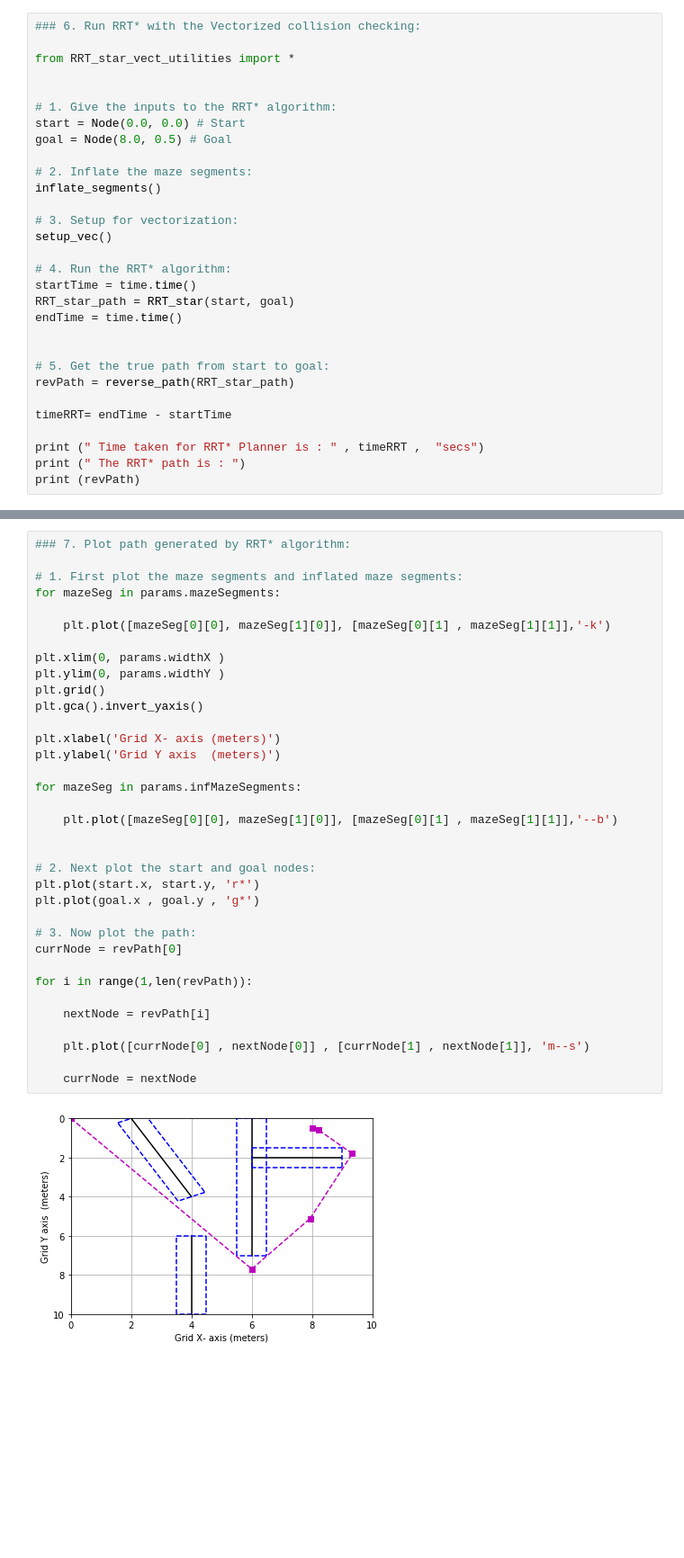
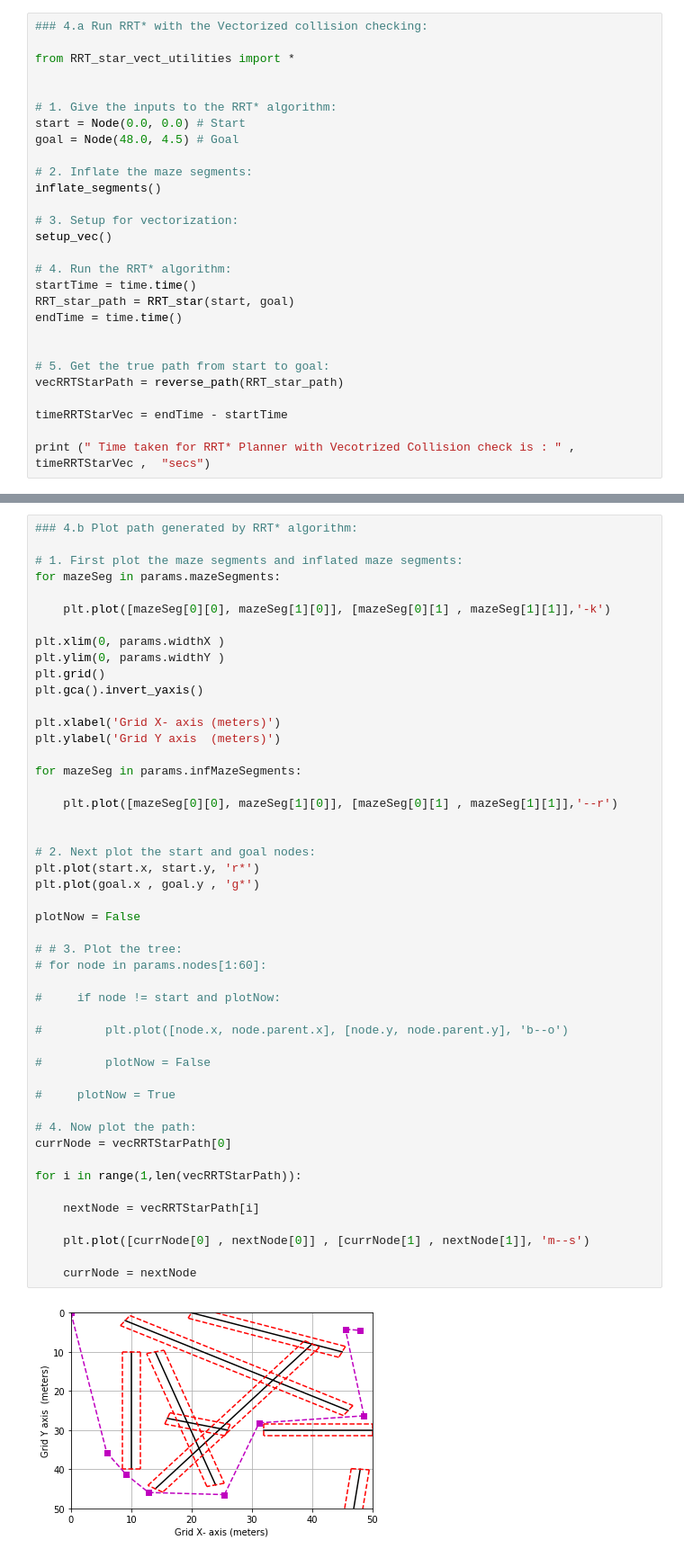
Before and after one commit to vTechSavyy/UAV_UGV_Perception_Planning, a Jupyter notebook: Planning/Compare_Planning_Algorithms.ipynb, the cells around one changed output, grey strips where cells are left out. Shown at 90% size. Cells and saved outputs as stored; diff of their text form; blank space fills up the shorter version.

```diff
--- a/Planning/Compare_Planning_Algorithms.ipynb
+++ b/Planning/Compare_Planning_Algorithms.ipynb
@@ -192,12 +230,12 @@ print (" Time taken for Regular RRT Planner with plotting is : " , timeRRT ,  "s
 # %%
-### 6. Run RRT* with the Vectorized collision checking:
+### 4.a Run RRT* with the Vectorized collision checking:
 
 from RRT_star_vect_utilities import *
 
 
 # 1. Give the inputs to the RRT* algorithm:
 start = Node(0.0, 0.0) # Start
-goal = Node(8.0, 0.5) # Goal
+goal = Node(48.0, 4.5) # Goal
 
 # 2. Inflate the maze segments:
 inflate_segments()
@@ -212,11 +250,9 @@ endTime = time.time()
 
 
 # 5. Get the true path from start to goal:
-revPath = reverse_path(RRT_star_path)
+vecRRTStarPath = reverse_path(RRT_star_path)
 
-timeRRT= endTime - startTime
+timeRRTStarVec = endTime - startTime
 
-print (" Time taken for RRT* Planner is : " , timeRRT ,  "secs")
-print (" The RRT* path is : ")
-print (revPath)
+print (" Time taken for RRT* Planner with Vecotrized Collision check is : " , timeRRTStarVec ,  "secs")
 # %% [output]
@@ -226,37 +260,50 @@ print (revPath)
 # %%
-### 7. Plot path generated by RRT* algorithm:
+### 4.b Plot path generated by RRT* algorithm:
 
 # 1. First plot the maze segments and inflated maze segments:
 for mazeSeg in params.mazeSegments:
 
     plt.plot([mazeSeg[0][0], mazeSeg[1][0]], [mazeSeg[0][1] , mazeSeg[1][1]],'-k')
 
 plt.xlim(0, params.widthX )
 plt.ylim(0, params.widthY )
 plt.grid()
 plt.gca().invert_yaxis()
 
 plt.xlabel('Grid X- axis (meters)')
 plt.ylabel('Grid Y axis  (meters)')
 
 for mazeSeg in params.infMazeSegments:
 
-    plt.plot([mazeSeg[0][0], mazeSeg[1][0]], [mazeSeg[0][1] , mazeSeg[1][1]],'--b')
+    plt.plot([mazeSeg[0][0], mazeSeg[1][0]], [mazeSeg[0][1] , mazeSeg[1][1]],'--r')
 
 
 # 2. Next plot the start and goal nodes:
 plt.plot(start.x, start.y, 'r*')
 plt.plot(goal.x , goal.y , 'g*')
 
-# 3. Now plot the path:
-currNode = revPath[0]
+plotNow = False
 
-for i in range(1,len(revPath)):
+# # 3. Plot the tree:
+# for node in params.nodes[1:60]:
 
-    nextNode = revPath[i]
+#     if node != start and plotNow:
+
+#         plt.plot([node.x, node.parent.x], [node.y, node.parent.y], 'b--o')
+
+#         plotNow = False
+
+#     plotNow = True
+
+# 4. Now plot the path:
+currNode = vecRRTStarPath[0]
+
+for i in range(1,len(vecRRTStarPath)):
+
+    nextNode = vecRRTStarPath[i]
 
     plt.plot([currNode[0] , nextNode[0]] , [currNode[1] , nextNode[1]], 'm--s')
 
     currNode = nextNode
 # %% [output]
-[figure, old version]
+[figure, new version]
```
Also changed, not shown: parts of 8 cells of this notebook, 4 other files.
